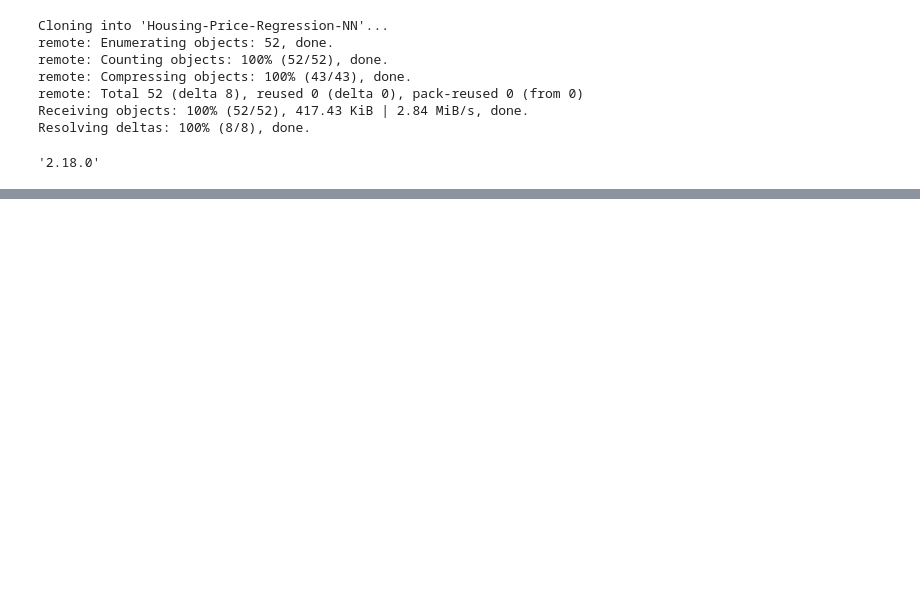
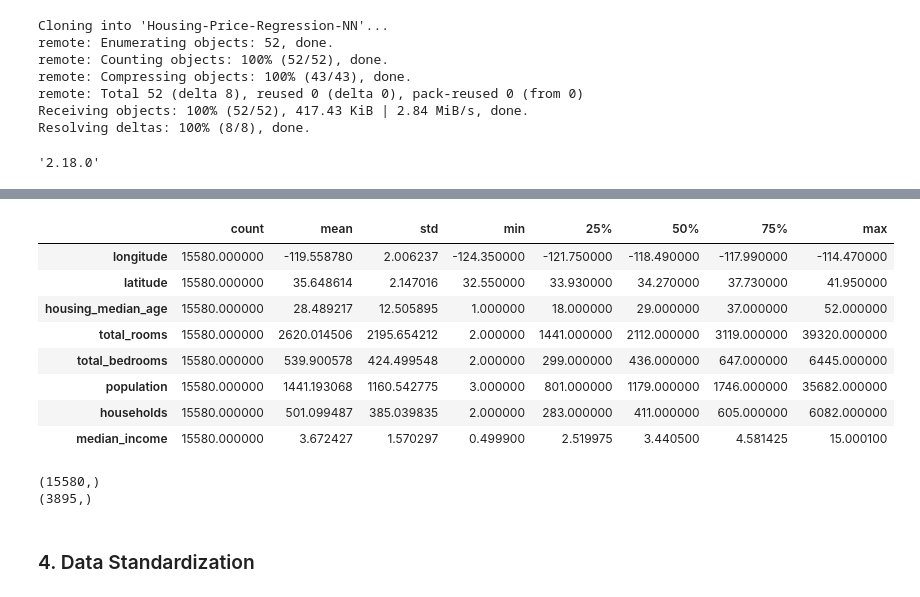
Before and after one commit to pevu97/Housing-Price-Regression-NN, a Jupyter notebook: notebooks/Workshop.ipynb, the cells around one changed output, grey strips where cells are left out. Cells and saved outputs as stored; diff of their text form; code cells hidden in the pictures; blank space fills up the shorter version.

```diff
--- a/notebooks/Workshop.ipynb
+++ b/notebooks/Workshop.ipynb
@@ -32,0 +159,4 @@ raw_datasets = pd.read_csv('Housing-Price-Regression-NN/data/housing.csv')
+# %%
+index_to_drop = dataset[dataset['median_house_value'] == 500001]
+dataset = dataset.drop(index=index_to_drop.index)
+px.histogram(dataset, x='median_house_value')
@@ -32,0 +165,3 @@ raw_datasets = pd.read_csv('Housing-Price-Regression-NN/data/housing.csv')
+# %%
+dataset_dummies = pd.get_dummies(dataset, drop_first=True)
+dataset_dummies.head()
@@ -32,0 +177,6 @@ raw_datasets = pd.read_csv('Housing-Price-Regression-NN/data/housing.csv')
+# %%
+train_dataset = dataset_dummies.sample(frac=0.8, random_state=0)
+test_dataset = dataset_dummies.drop(train_dataset.index)
+
+print(f'train_dataset length: {len(train_dataset)}')
+print(f'test_dataset length: {len(test_dataset)}')
@@ -32,0 +208,15 @@ raw_datasets = pd.read_csv('Housing-Price-Regression-NN/data/housing.csv')
+# %%
+train_stats = train_dataset.describe()
+train_stats.pop('median_house_value')
+train_stats = train_stats.transpose()
+train_stats
+# %% [output]
+|  | count | mean | std | min | 25% | 50% | 75% | max |
+| longitude | 15580.000000 | -119.558780 | 2.006237 | -124.350000 | -121.750000 | -118.490000 | -117.990000 | -114.470000 |
+| latitude | 15580.000000 | 35.648614 | 2.147016 | 32.550000 | 33.930000 | 34.270000 | 37.730000 | 41.950000 |
+| housing_median_age | 15580.000000 | 28.489217 | 12.505895 | 1.000000 | 18.000000 | 29.000000 | 37.000000 | 52.000000 |
+| total_rooms | 15580.000000 | 2620.014506 | 2195.654212 | 2.000000 | 1441.000000 | 2112.000000 | 3119.000000 | 39320.000000 |
+| total_bedrooms | 15580.000000 | 539.900578 | 424.499548 | 2.000000 | 299.000000 | 436.000000 | 647.000000 | 6445.000000 |
+| population | 15580.000000 | 1441.193068 | 1160.542775 | 3.000000 | 801.000000 | 1179.000000 | 1746.000000 | 35682.000000 |
+| households | 15580.000000 | 501.099487 | 385.039835 | 2.000000 | 283.000000 | 411.000000 | 605.000000 | 6082.000000 |
+| median_income | 15580.000000 | 3.672427 | 1.570297 | 0.499900 | 2.519975 | 3.440500 | 4.581425 | 15.000100 |
@@ -32,0 +226,8 @@ raw_datasets = pd.read_csv('Housing-Price-Regression-NN/data/housing.csv')
+# %%
+print(train_labels.shape)
+print(test_labels.shape)
+# %% [output]
+(15580,)
+(3895,)
+# %% [markdown]
+### 4. Data Standardization
```
Also changed, not shown: parts of 29 cells of this notebook.
